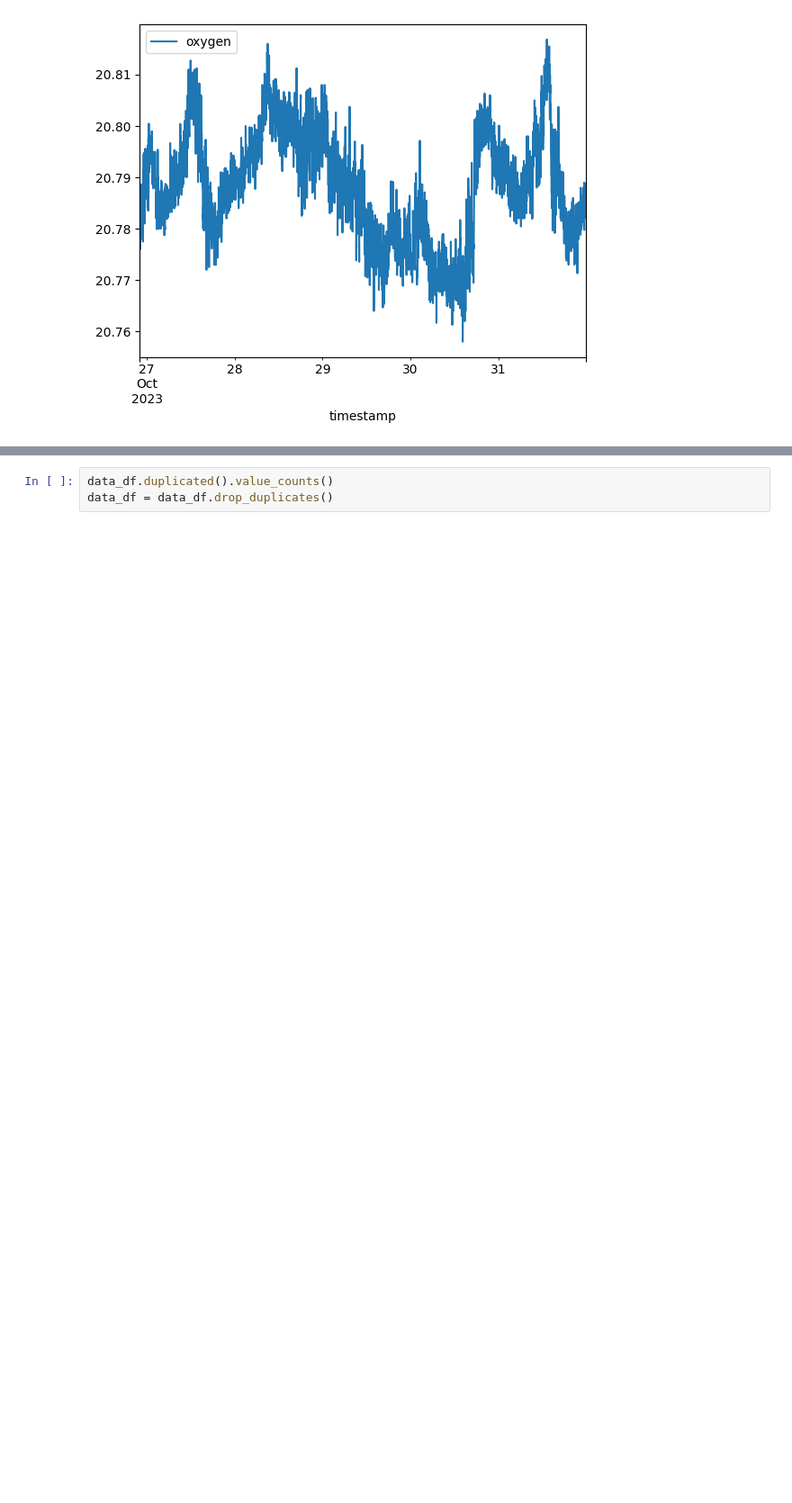
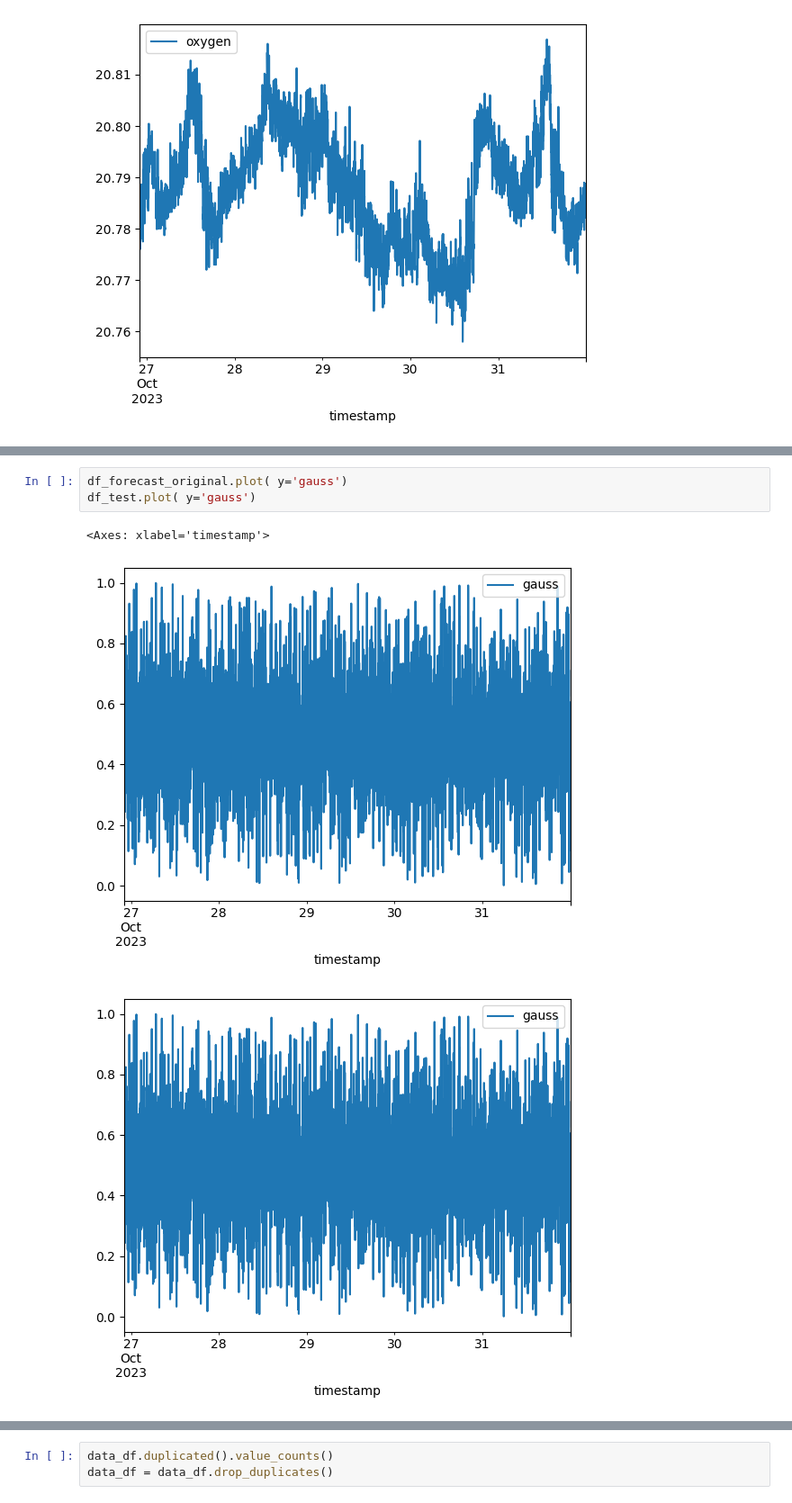
Before and after one commit to yarynakorduba/master-thesis-full-stack, a Jupyter notebook: IMPROVINGTRYING_seasonal!!!data_processing copy 4.ipynb, the cells around one changed output, grey strips where cells are left out. Shown: that part at 90% size. Cells and saved outputs as stored; diff of their text form; blank space fills up the shorter version.

```diff
--- a/IMPROVINGTRYING_seasonal!!!data_processing copy 4.ipynb
+++ b/IMPROVINGTRYING_seasonal!!!data_processing copy 4.ipynb
@@ -376,3 +357,10 @@ DatetimeIndex(['2023-10-19 07:13:24', '2023-10-19 07:13:28',
+# %%
+df_forecast_original.plot( y='gauss')
+df_test.plot( y='gauss')
+# %% [output]
+<Axes: xlabel='timestamp'>
+[figure, added]
+[figure, added]
 # %%
 data_df.size
 # %% [output]
```
Also changed, not shown: parts of 31 cells of this notebook, 1 other file.
